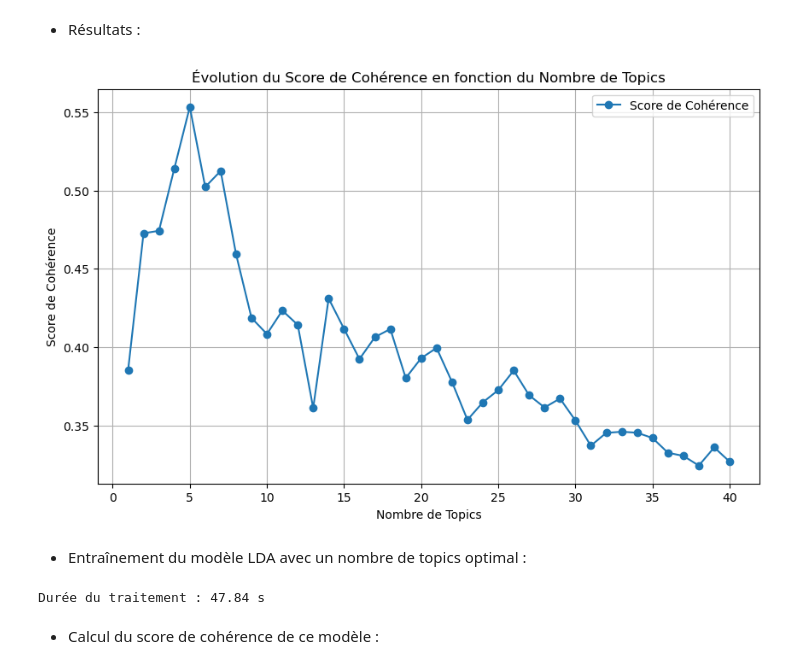
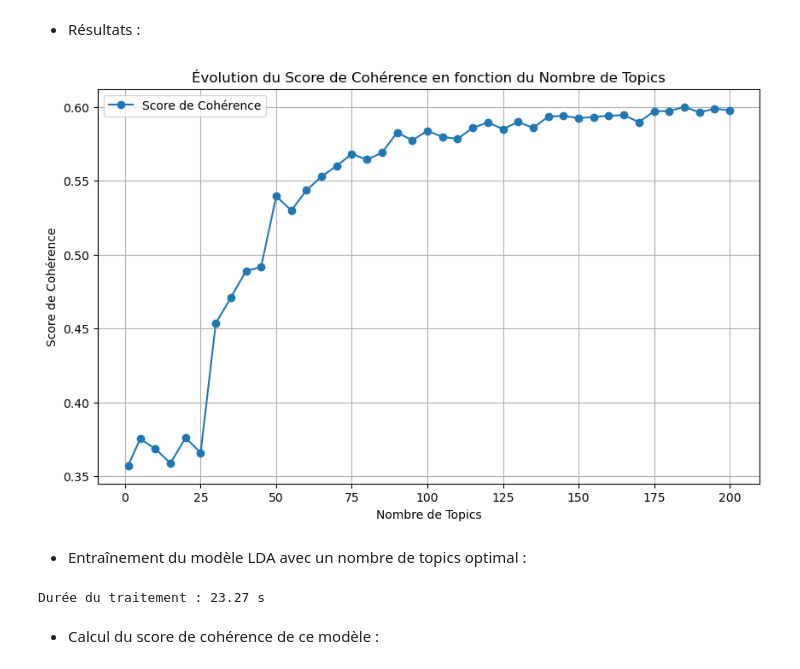
Before and after one commit to BiGHeaDMaX/Suggestion-automatique-de-mots-cles, a Jupyter notebook: 03 - Approche non supervisée.ipynb, the cells around one changed output. Cells and saved outputs as stored; diff of their text form; code cells hidden in the pictures.

Commit message:
Pickle des résultats de test

```diff
--- a/03 - Approche non supervisée.ipynb
+++ b/03 - Approche non supervisée.ipynb
@@ -34,6 +35,5 @@ t_notebook = time.time()
 # %%
-#with open('data_clean.pkl', 'rb') as fichier:
-with open('data_clean_top_500.pkl', 'rb') as fichier:
+with open('data_clean.pkl', 'rb') as fichier:
     data = pickle.load(fichier)
 
 data
@@ -54,3 +56,9 @@ data
+# %%
+echantillon = True
+taille_echantillon = 5000
+
+if echantillon:
+    data = data.sample(taille_echantillon)
 # %%
 # Création d'un dictionnaire avec le vocabulaire de notre corpus
 id2word = corpora.Dictionary(data['corpus'])
@@ -124,80 +150,39 @@ if do_test:
 # %% [markdown]
 - Résultats :
 # %%
-# Données provenant des tests réalisés :
-tests_results = {
-                1 : 0.3853,
-                2 : 0.4727,
-                3 : 0.4743,
-                4 : 0.5142,
-                5 : 0.5534,
-                6 : 0.5023,
-                7 : 0.5125,
-                8 : 0.4593,
-                9 : 0.4187,
-                10 : 0.4084,
-                11 : 0.4234,
-                12 : 0.4142,
-                13 : 0.3611,
-                14 : 0.4311,
-                15 : 0.4117,
-                16 : 0.3924,
-                17 : 0.4064,
-                18 : 0.4116,
-                19 : 0.3803,
-                20 : 0.3930,
-                21 : 0.3995,
-                22 : 0.3778,
-                23 : 0.3536,
-                24 : 0.3648,
-                25 : 0.3726,
-                26 : 0.3851,
-                27 : 0.3693,
-                28 : 0.3615,
-                29 : 0.3672,
-                30 : 0.3532,
-                31 : 0.3371,
-                32 : 0.3453,
-                33 : 0.3460,
-                34 : 0.3454,
-                35 : 0.3420,
-                36 : 0.3326,
-                37 : 0.3306,
-                38 : 0.3244,
-                39 : 0.3360,
-                40 : 0.3269,
-}
-
+# Chargement des données provenant des tests réalisés (sur échantillon de 5000):
+with open('num_topics_lda.pkl', 'rb') as fichier:
+    tests_results = pickle.load(fichier)
 
 # Réprésentation graphique des résultats :
 
 num_topics = list(tests_results.keys())
 coherence_scores = list(tests_results.values())
 
 # Créer un graphique à l'aide de matplotlib
 plt.figure(figsize=(10, 6))  # Définir la taille du graphique (facultatif)
 
 # Tracer la courbe des scores de cohérence
 plt.plot(num_topics, coherence_scores, marker='o', linestyle='-')
 
 # Ajouter des étiquettes et un titre
 plt.xlabel('Nombre de Topics')
 plt.ylabel('Score de Cohérence')
 plt.title('Évolution du Score de Cohérence en fonction du Nombre de Topics')
 
 # Afficher la légende (facultatif)
 plt.legend(['Score de Cohérence'])
 
 # Afficher le graphique
 plt.grid(True)  # Activer la grille (facultatif)
 plt.show()
 # %% [output]
-[figure, old version]
+[figure, new version]
 # %% [markdown]
 - Entraînement du modèle LDA avec un nombre de topics optimal :
 # %%
 # On choisit un nombre de topics parmis ceux avec les meilleurs scores de cohérence
-num_topics_lda = 7
+num_topics_lda = 100
 
 debut = time.time()  # Heure de début du traitement
 
@@ -212,7 +197,7 @@ lda_model = gensim.models.ldamodel.LdaModel(corpus=corpus,
 
 print(f"Durée du traitement : {(time.time() - debut):.2f} s")
 # %% [output]
-Durée du traitement : 47.84 s
+Durée du traitement : 23.27 s
 # %% [markdown]
 - Calcul du score de cohérence de ce modèle :
 # %%
```
Also changed, not shown: parts of 24 cells of this notebook.
